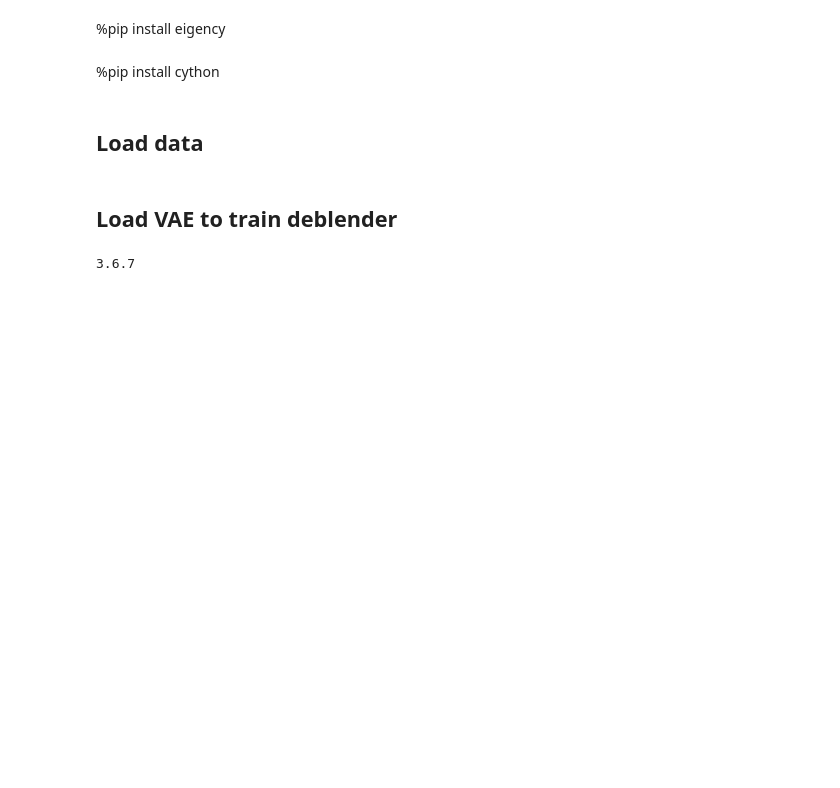
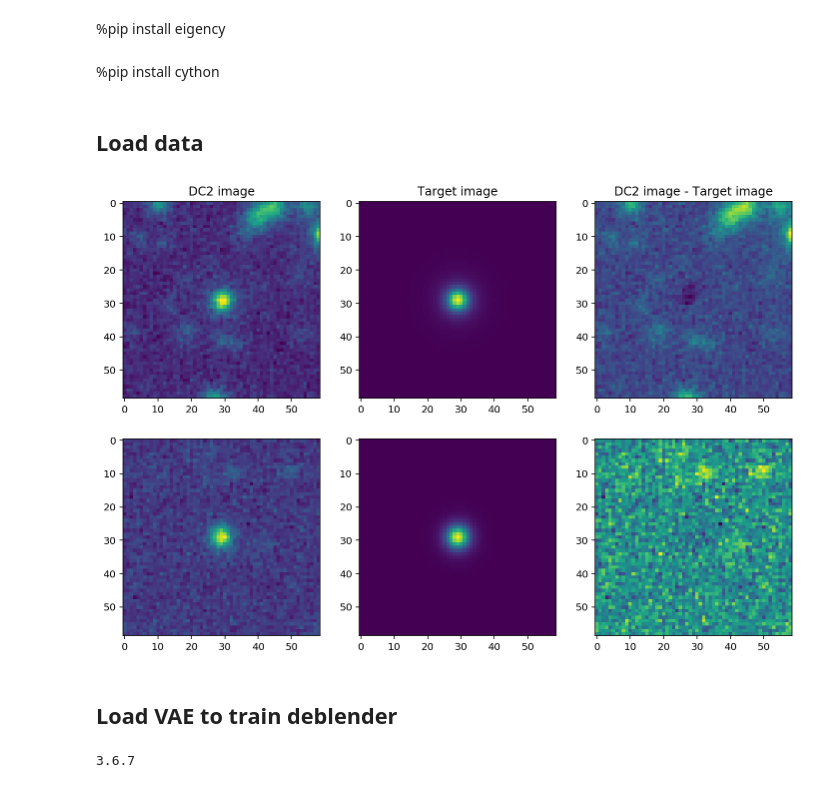
Before and after one commit to BastienArcelin/parameter_estimation, a Jupyter notebook: notebooks/parameter_estimation/VAE_dc2_training_test_CC.ipynb, the cells around one changed output. Drawn from its saved outputs; the diff is of its cells as text; code cells hidden in the pictures; blank space fills up the shorter version.

```diff
--- a/notebooks/parameter_estimation/VAE_dc2_training_test_CC.ipynb
+++ b/notebooks/parameter_estimation/VAE_dc2_training_test_CC.ipynb
@@ -92,3 +150,17 @@ convergence = np.array(data['convergence'])
+# %%
+fig, axes = plt.subplots(2,3, figsize = (12, 8))
+
+for i in range (2):
+    axes[i,0].imshow(images_blend[i+3,:,:,2])
+    axes[i,1].imshow(images_noiseless[i+3,:,:,2])
+    axes[i,2].imshow(images_blend[i+3,:,:,2]- images_noiseless[i+3,:,:,2])
+
+    if i == 0:
+        axes[i,0].set_title('DC2 image')
+        axes[i,1].set_title('Target image')
+        axes[i,2].set_title('DC2 image - Target image')
+# %% [output]
+[figure, added]
 # %% [markdown]
 ## Load VAE to train deblender
 # %%
```
Also changed, not shown: parts of 40 cells of this notebook, 18 other files.
